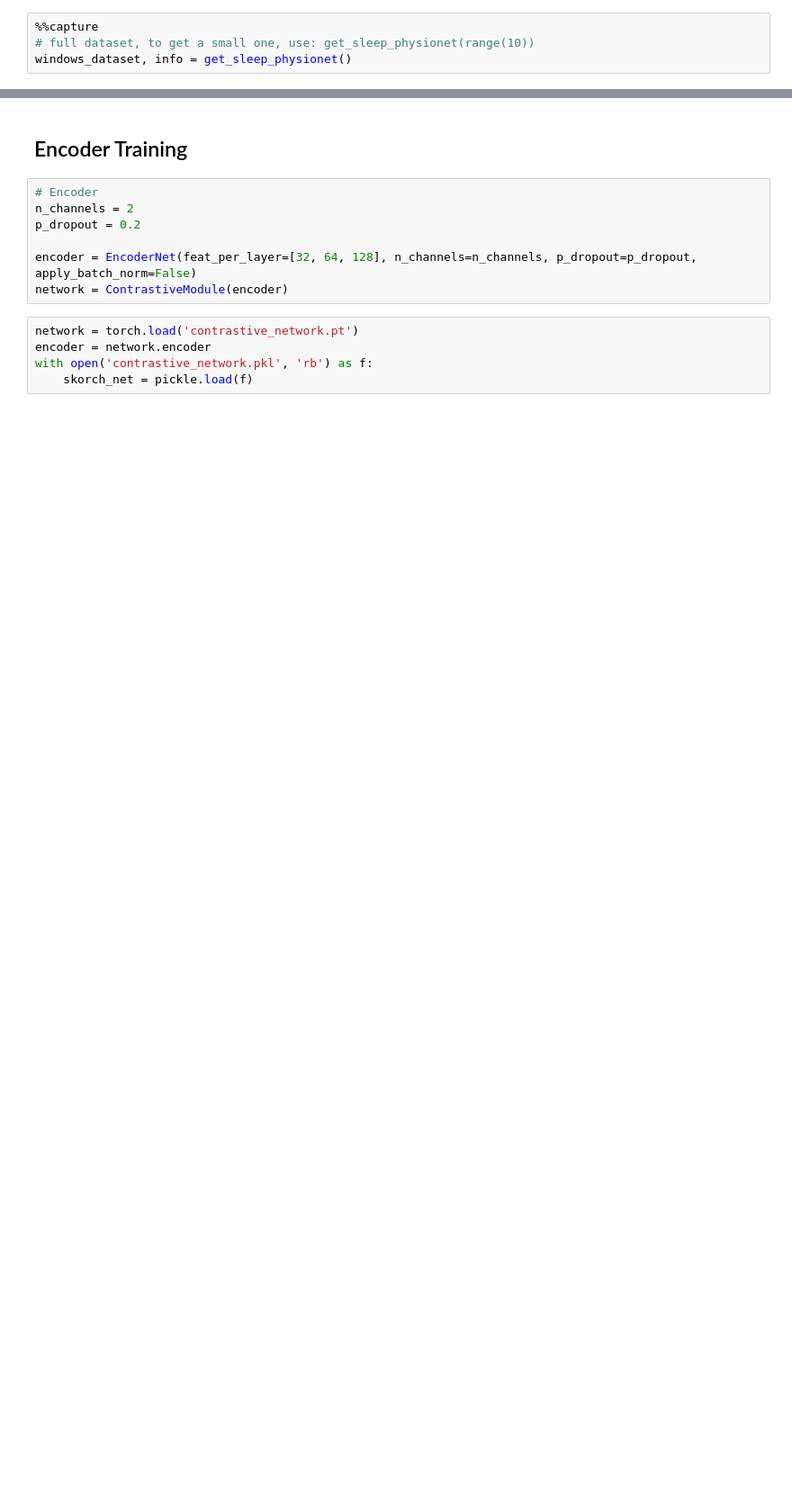
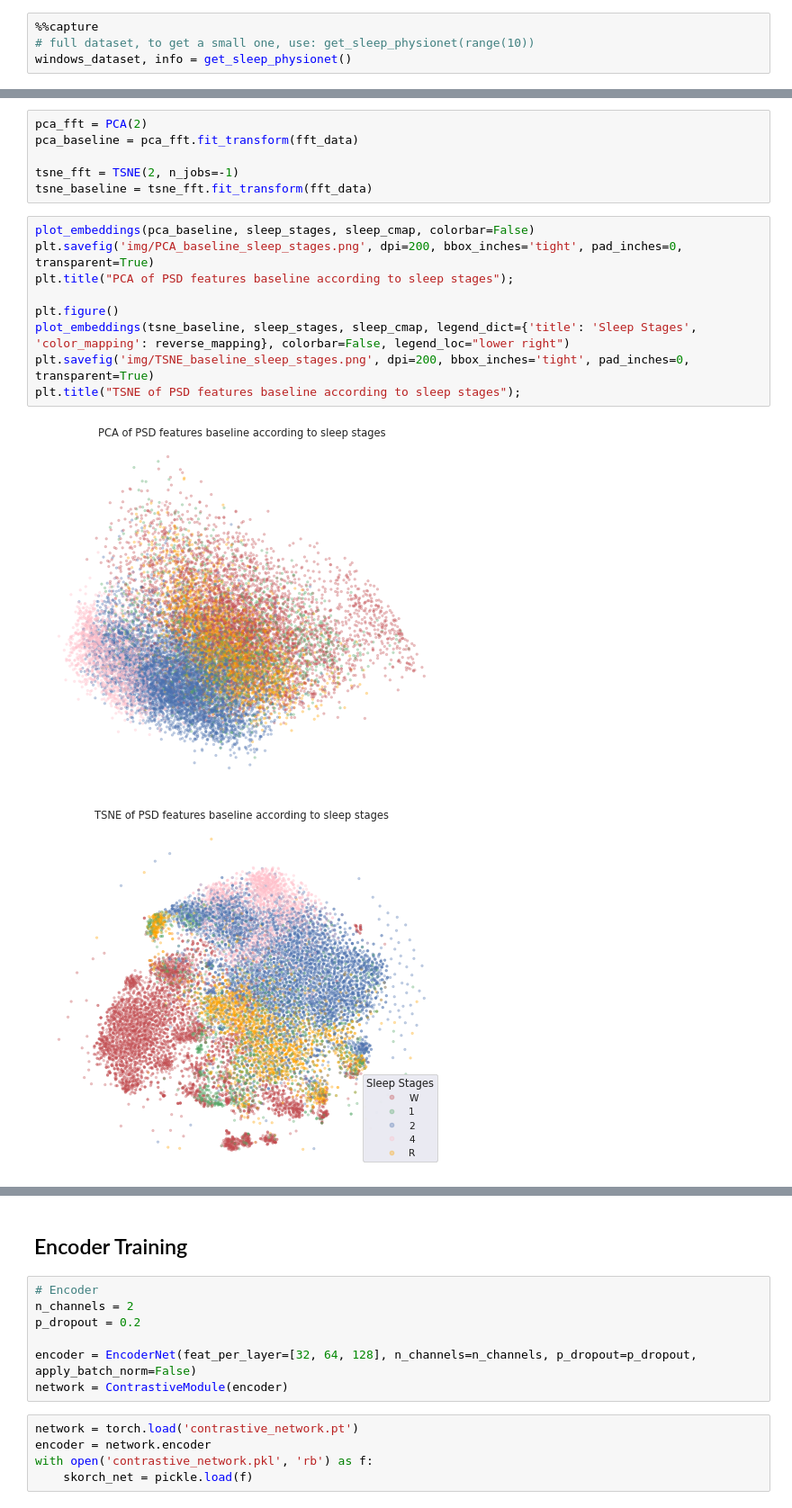
Before and after one commit to TheoMoutakanni/TCC-EEG, a Jupyter notebook: ContrastiveTraining.ipynb, the cells around one changed output, grey strips where cells are left out. Shown at 90% size. Drawn from its saved outputs; the diff is of its cells as text; blank space fills up the shorter version.

```diff
--- a/ContrastiveTraining.ipynb
+++ b/ContrastiveTraining.ipynb
@@ -47,0 +93,18 @@ print(len(self_train_set), len(self_valid_set), len(full_train_set), len(valid_s
+# %%
+pca_fft = PCA(2)
+pca_baseline = pca_fft.fit_transform(fft_data)
+
+tsne_fft = TSNE(2, n_jobs=-1)
+tsne_baseline = tsne_fft.fit_transform(fft_data)
+# %%
+plot_embeddings(pca_baseline, sleep_stages, sleep_cmap, colorbar=False)
+plt.savefig('img/PCA_baseline_sleep_stages.png', dpi=200, bbox_inches='tight', pad_inches=0, transparent=True)
+plt.title("PCA of PSD features baseline according to sleep stages");
+
+plt.figure()
+plot_embeddings(tsne_baseline, sleep_stages, sleep_cmap, legend_dict={'title': 'Sleep Stages', 'color_mapping': reverse_mapping}, colorbar=False, legend_loc="lower right")
+plt.savefig('img/TSNE_baseline_sleep_stages.png', dpi=200, bbox_inches='tight', pad_inches=0, transparent=True)
+plt.title("TSNE of PSD features baseline according to sleep stages");
+# %% [output]
+[figure, added]
+[figure, added]
```
Also changed, not shown: parts of 43 cells of this notebook, 3 other files.
